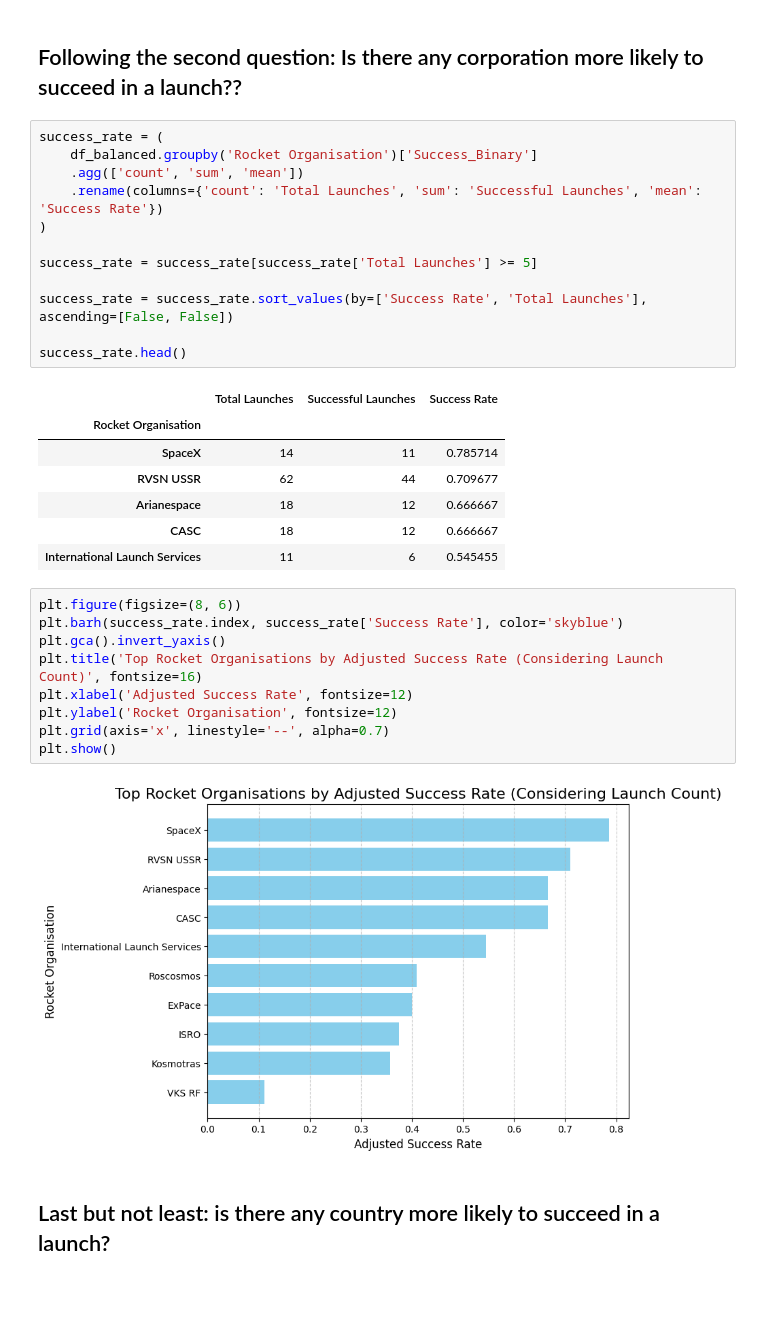
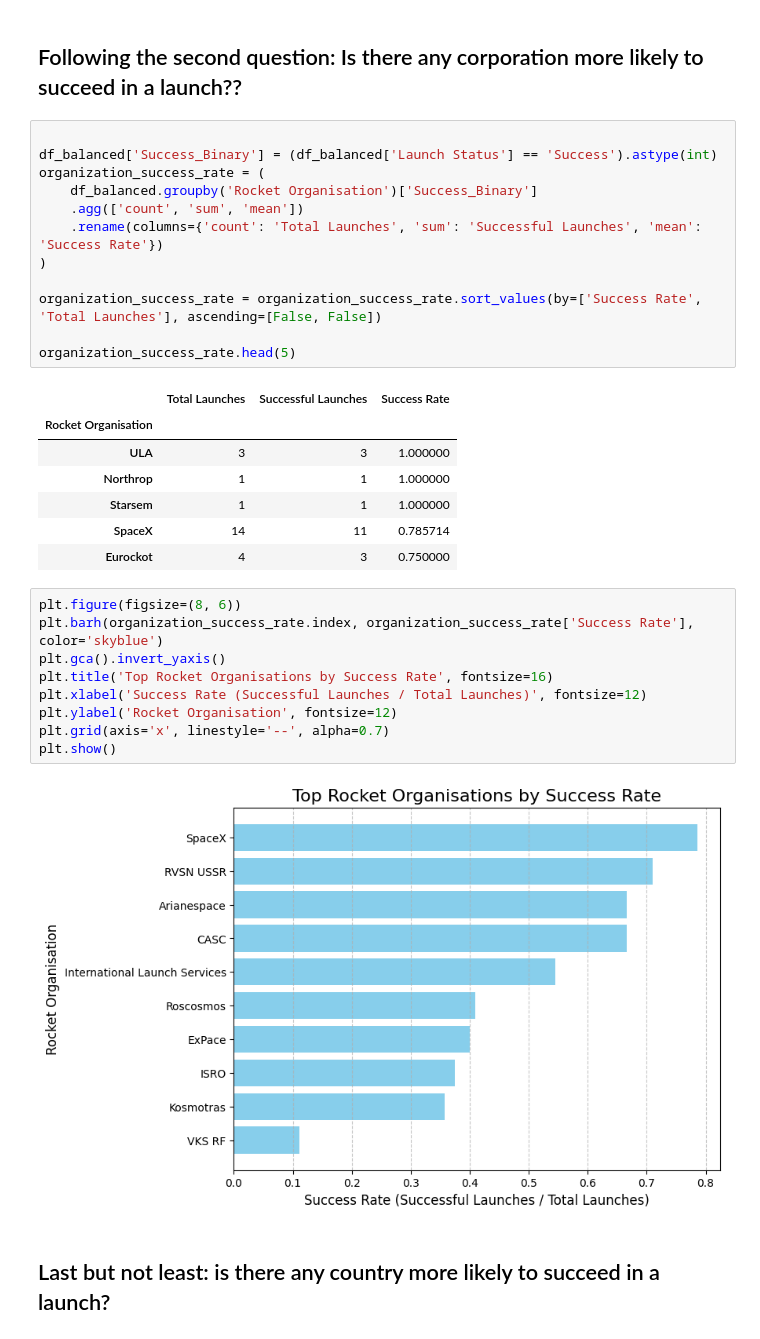
Before and after one commit to bernardodemelo/Rocket-Launch-Analysis, a Jupyter notebook: trabalho.ipynb, the cells around one changed output. Cells and saved outputs as stored; diff of their text form; blank space fills up the shorter version.

```diff
--- a/trabalho.ipynb
+++ b/trabalho.ipynb
@@ -194,36 +284,36 @@ In conclusion, based on this point-biserial correlation test, we cannot conclude
 # %% [markdown]
 ## Following the second question: Is there any corporation more likely to succeed in a launch??
 # %%
-success_rate = (
+
+df_balanced['Success_Binary'] = (df_balanced['Launch Status'] == 'Success').astype(int)
+organization_success_rate = (
     df_balanced.groupby('Rocket Organisation')['Success_Binary']
     .agg(['count', 'sum', 'mean'])
     .rename(columns={'count': 'Total Launches', 'sum': 'Successful Launches', 'mean': 'Success Rate'})
 )
 
-success_rate = success_rate[success_rate['Total Launches'] >= 5]
+organization_success_rate = organization_success_rate.sort_values(by=['Success Rate', 'Total Launches'], ascending=[False, False])
 
-success_rate = success_rate.sort_values(by=['Success Rate', 'Total Launches'], ascending=[False, False])
-
-success_rate.head()
+organization_success_rate.head(5)
 # %% [output]
 |  | Total Launches | Successful Launches | Success Rate |
 | Rocket Organisation |  |  |  |
+| ULA | 3 | 3 | 1.000000 |
+| Northrop | 1 | 1 | 1.000000 |
+| Starsem | 1 | 1 | 1.000000 |
 | SpaceX | 14 | 11 | 0.785714 |
-| RVSN USSR | 62 | 44 | 0.709677 |
-| Arianespace | 18 | 12 | 0.666667 |
-| CASC | 18 | 12 | 0.666667 |
-| International Launch Services | 11 | 6 | 0.545455 |
+| Eurockot | 4 | 3 | 0.750000 |
 # %%
 plt.figure(figsize=(8, 6))
-plt.barh(success_rate.index, success_rate['Success Rate'], color='skyblue')
+plt.barh(organization_success_rate.index, organization_success_rate['Success Rate'], color='skyblue')
 plt.gca().invert_yaxis()
-plt.title('Top Rocket Organisations by Adjusted Success Rate (Considering Launch Count)', fontsize=16)
-plt.xlabel('Adjusted Success Rate', fontsize=12)
+plt.title('Top Rocket Organisations by Success Rate', fontsize=16)
+plt.xlabel('Success Rate (Successful Launches / Total Launches)', fontsize=12)
 plt.ylabel('Rocket Organisation', fontsize=12)
 plt.grid(axis='x', linestyle='--', alpha=0.7)
 plt.show()
 # %% [output]
-[figure, old version]
+[figure, new version]
 # %% [markdown]
 ## Last but not least: is there any country more likely to succeed in a launch?
 # %%
```
Also changed, not shown: parts of 5 cells of this notebook.
